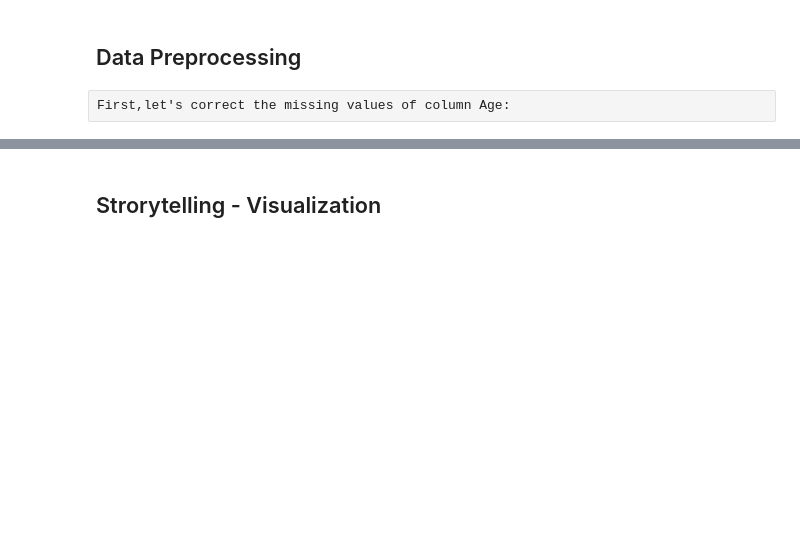
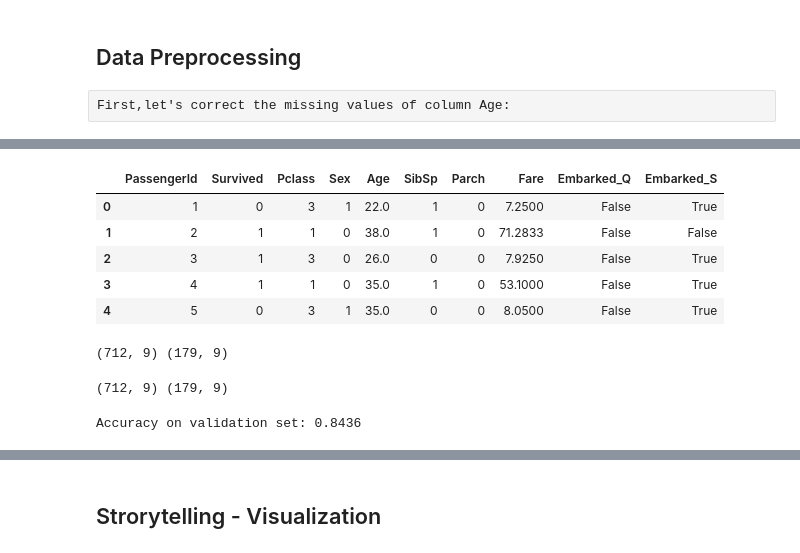
Before and after one commit to ElaheGL/Titanic-Survival-Prediction, a Jupyter notebook: mini project3(Titanic).ipynb, the cells around one changed output, grey strips where cells are left out. Saved outputs shown, nothing was run; the diff lists cells and outputs as text; code cells hidden in the pictures; blank space fills up the shorter version.

```diff
--- a/mini project3(Titanic).ipynb
+++ b/mini project3(Titanic).ipynb
@@ -235,0 +101,7 @@ dtype: int64
+# %%
+# Fill missing values in 'Age' and 'Embarked'
+train_df['Age'].fillna(train_df['Age'].median(), inplace=True)
+train_df['Embarked'].fillna(train_df['Embarked'].mode()[0], inplace=True)
+
+# Check if there are still missing values
+train_df.isnull().sum()
@@ -235,0 +135,19 @@ dtype: int64
+# %%
+# Encode 'Sex' column as binary (0 = female, 1 = male)
+train_df['Sex'] = train_df['Sex'].map({'female': 0, 'male': 1})
+
+# Perform one-hot encoding for 'Embarked'
+train_df = pd.get_dummies(train_df, columns=['Embarked'], drop_first=True)
+
+# Drop columns that won't help in prediction (e.g., 'Name', 'Ticket', 'Cabin')
+train_df.drop(['Name', 'Ticket', 'Cabin'], axis=1, inplace=True)
+
+# Display the processed data
+train_df.head()
+# %% [output]
+|  | PassengerId | Survived | Pclass | Sex | Age | SibSp | Parch | Fare | Embarked_Q | Embarked_S |
+| 0 | 1 | 0 | 3 | 1 | 22.0 | 1 | 0 | 7.2500 | False | True |
+| 1 | 2 | 1 | 1 | 0 | 38.0 | 1 | 0 | 71.2833 | False | False |
+| 2 | 3 | 1 | 3 | 0 | 26.0 | 0 | 0 | 7.9250 | False | True |
+| 3 | 4 | 1 | 1 | 0 | 35.0 | 1 | 0 | 53.1000 | False | True |
+| 4 | 5 | 0 | 3 | 1 | 35.0 | 0 | 0 | 8.0500 | False | True |
@@ -235,0 +158,38 @@ dtype: int64
+# %%
+from sklearn.model_selection import train_test_split
+
+# Split data into train and validation sets (80-20 split)
+X_train, X_val, y_train, y_val = train_test_split(X, y, test_size=0.2, random_state=42)
+
+# Display the shapes of the splits
+print(X_train.shape, X_val.shape)
+# %% [output]
+(712, 9) (179, 9)
+# %%
+from sklearn.model_selection import train_test_split
+
+# Split data into train and validation sets (80-20 split)
+X_train, X_val, y_train, y_val = train_test_split(X, y, test_size=0.2, random_state=42)
+
+# Display the shapes of the splits
+print(X_train.shape, X_val.shape)
+# %% [output]
+(712, 9) (179, 9)
+# %%
+from sklearn.ensemble import RandomForestClassifier
+from sklearn.metrics import accuracy_score
+
+# Initialize the model
+model = RandomForestClassifier(n_estimators=100, random_state=42)
+
+# Train the model
+model.fit(X_train, y_train)
+
+# Make predictions on the validation set
+y_pred = model.predict(X_val)
+
+# Evaluate the model
+accuracy = accuracy_score(y_val, y_pred)
+print(f'Accuracy on validation set: {accuracy:.4f}')
+# %% [output]
+Accuracy on validation set: 0.8436
```
Also changed, not shown: parts of 30 cells of this notebook.
